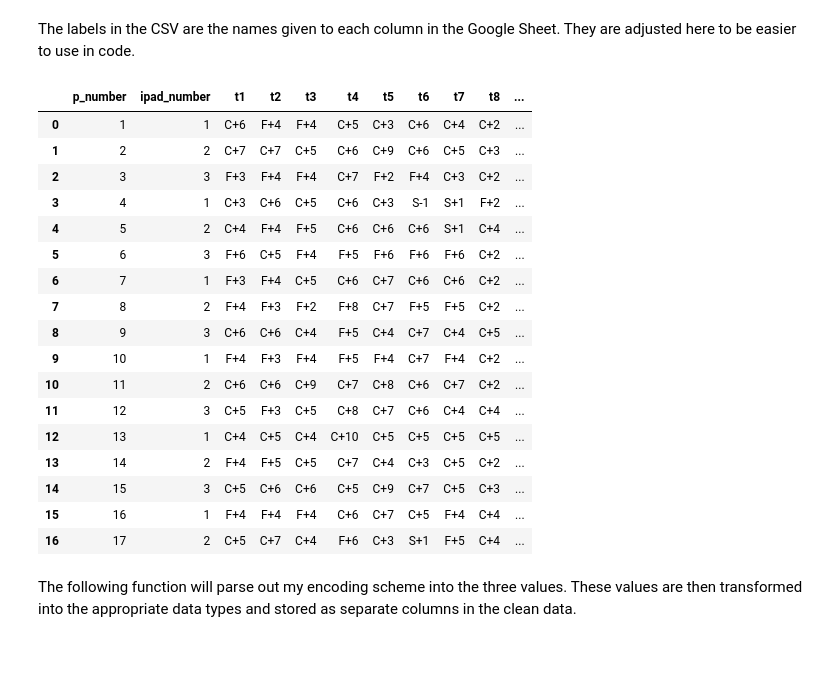
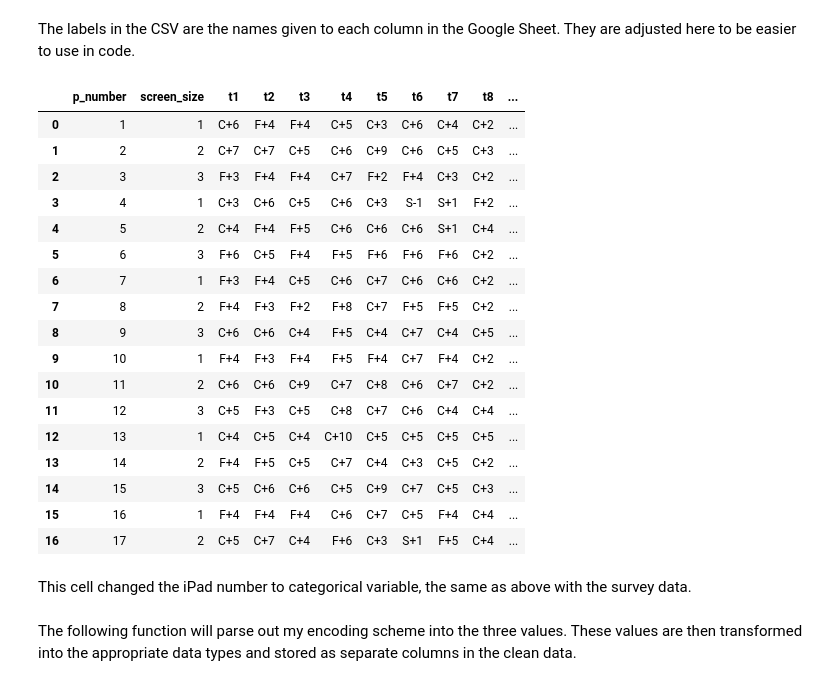
Before and after one commit to BladeF/Thesis-Data-Analysis, a Jupyter notebook: notebooks/data_cleaning.ipynb, the cells around one changed output. Cells and saved outputs as stored; diff of their text form; code cells hidden in the pictures; blank space fills up the shorter version.

```diff
--- a/notebooks/data_cleaning.ipynb
+++ b/notebooks/data_cleaning.ipynb
@@ -232,21 +244,21 @@ task_df
 The labels in the CSV are the names given to each column in the Google Sheet. They are adjusted here to be easier to use in code.
 # %%
 labels = {"Participant Number":"p_number",
-          "iPad Number":"ipad_number",
+          "iPad Number":"screen_size",
           "T1 Snack":"t1",
           "T2 Bathroom":"t2",
           "T3 Marker":"t3",
           "T4 Multipy":"t4",
           "T5 Use Tool":"t5",
           "T6 Movie":"t6",
           "T7 Breadstick":"t7",
           "T8 Nickname":"t8",
           "T9 Joke":"t9",
           "T10 Weekend":"t10"}
 task_df = task_df.rename(columns=labels)
 task_df
 # %% [output]
-|  | p_number | ipad_number | t1 | t2 | t3 | t4 | t5 | t6 | t7 | t8 | ... |
+|  | p_number | screen_size | t1 | t2 | t3 | t4 | t5 | t6 | t7 | t8 | ... |
 | 0 | 1 | 1 | C+6 | F+4 | F+4 | C+5 | C+3 | C+6 | C+4 | C+2 | ... |
 | 1 | 2 | 2 | C+7 | C+7 | C+5 | C+6 | C+9 | C+6 | C+5 | C+3 | ... |
 | 2 | 3 | 3 | F+3 | F+4 | F+4 | C+7 | F+2 | F+4 | C+3 | C+2 | ... |
@@ -264,3 +276,5 @@ task_df
 | 14 | 15 | 3 | C+5 | C+6 | C+6 | C+5 | C+9 | C+7 | C+5 | C+3 | ... |
 | 15 | 16 | 1 | F+4 | F+4 | F+4 | C+6 | C+7 | C+5 | F+4 | C+4 | ... |
 | 16 | 17 | 2 | C+5 | C+7 | C+4 | F+6 | C+3 | S+1 | F+5 | C+4 | ... |
+# %% [markdown]
+This cell changed the iPad number to categorical variable, the same as above with the survey data.
```
Also changed, not shown: parts of 12 cells of this notebook, 3 other files.
